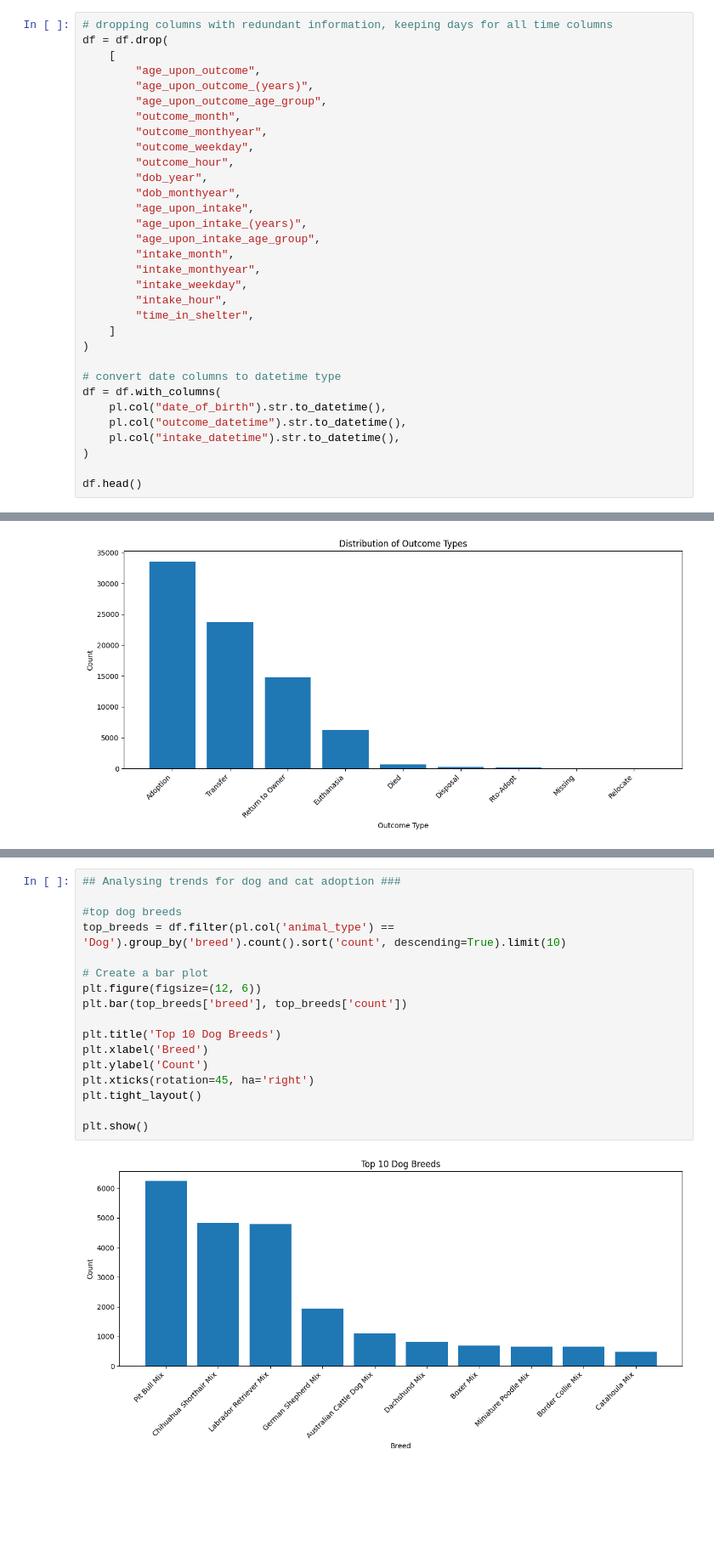
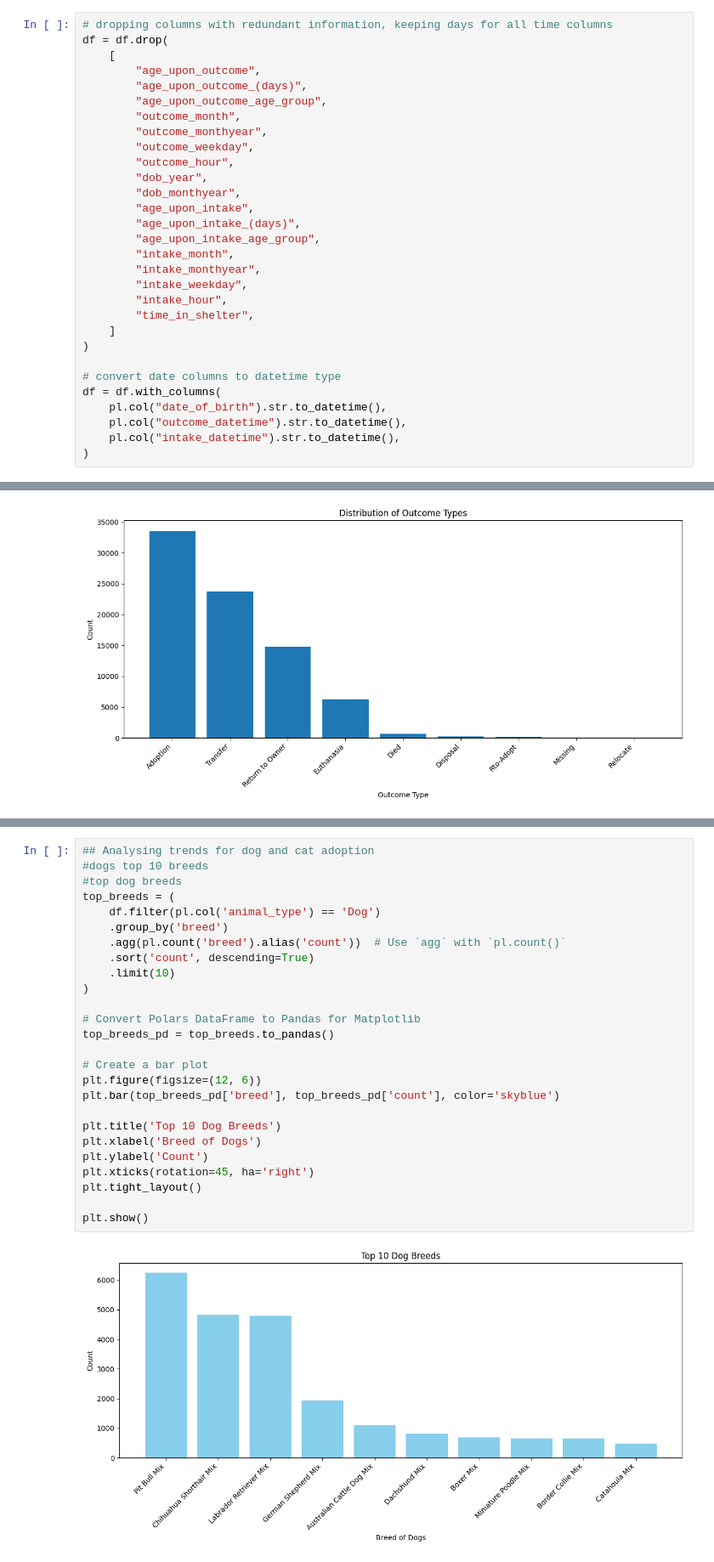
Before and after one commit to hlm01/ECE_143_Project, a Jupyter notebook: main.ipynb, the cells around one changed output, grey strips where cells are left out. Shown at 85% size. Drawn from its saved outputs; the diff is of its cells as text; blank space fills up the shorter version.

```diff
--- a/main.ipynb
+++ b/main.ipynb
@@ -35,7 +35,7 @@ df = df.drop_nulls(subset=["outcome_type", "sex_upon_intake"])
 df = df.drop(
     [
         "age_upon_outcome",
-        "age_upon_outcome_(years)",
+        "age_upon_outcome_(days)",
         "age_upon_outcome_age_group",
         "outcome_month",
         "outcome_monthyear",
@@ -44,7 +44,7 @@ df = df.drop(
         "dob_year",
         "dob_monthyear",
         "age_upon_intake",
-        "age_upon_intake_(years)",
+        "age_upon_intake_(days)",
         "age_upon_intake_age_group",
         "intake_month",
         "intake_monthyear",
@@ -60,5 +60,3 @@ df = df.with_columns(
     pl.col("outcome_datetime").str.to_datetime(),
     pl.col("intake_datetime").str.to_datetime(),
 )
-
-df.head()
@@ -142,19 +268,28 @@ plt.show()
 # %%
-## Analysing trends for dog and cat adoption ###
+## Analysing trends for dog and cat adoption
+#dogs top 10 breeds
+#top dog breeds
+top_breeds = (
+    df.filter(pl.col('animal_type') == 'Dog')
+    .group_by('breed')
+    .agg(pl.count('breed').alias('count'))  # Use `agg` with `pl.count()`
+    .sort('count', descending=True)
+    .limit(10)
+)
 
-#top dog breeds
-top_breeds = df.filter(pl.col('animal_type') == 'Dog').group_by('breed').count().sort('count', descending=True).limit(10)
+# Convert Polars DataFrame to Pandas for Matplotlib
+top_breeds_pd = top_breeds.to_pandas()
 
 # Create a bar plot
 plt.figure(figsize=(12, 6))
-plt.bar(top_breeds['breed'], top_breeds['count'])
+plt.bar(top_breeds_pd['breed'], top_breeds_pd['count'], color='skyblue')
 
 plt.title('Top 10 Dog Breeds')
-plt.xlabel('Breed')
+plt.xlabel('Breed of Dogs')
 plt.ylabel('Count')
 plt.xticks(rotation=45, ha='right')
 plt.tight_layout()
 
 plt.show()
 # %% [output]
-[figure, old version]
+[figure, new version]
```
Also changed, not shown: parts of 35 cells of this notebook.
